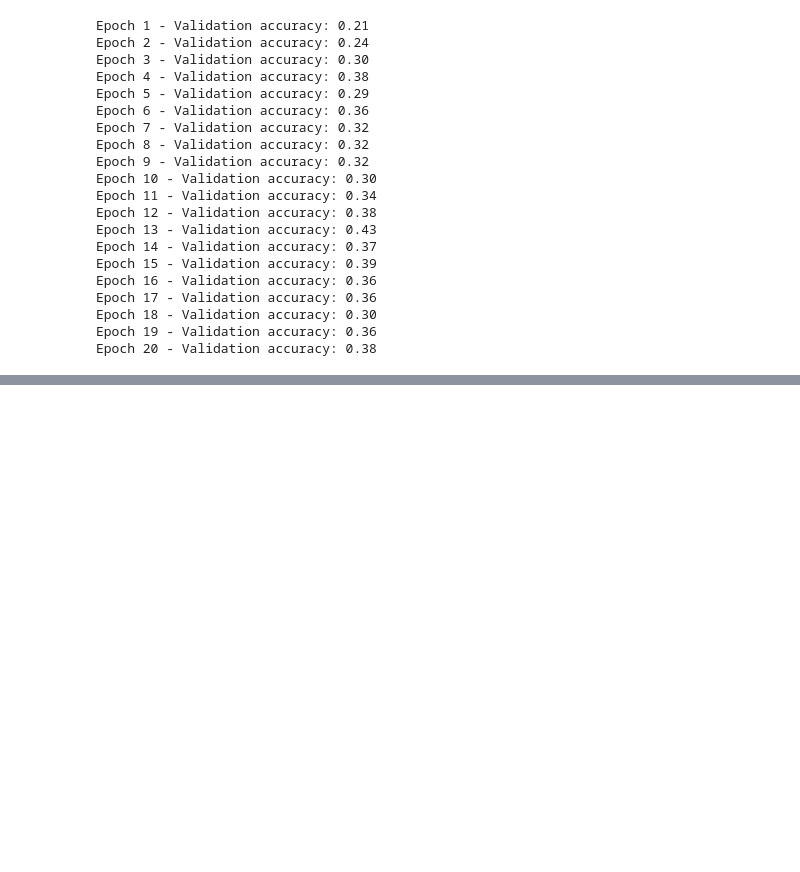
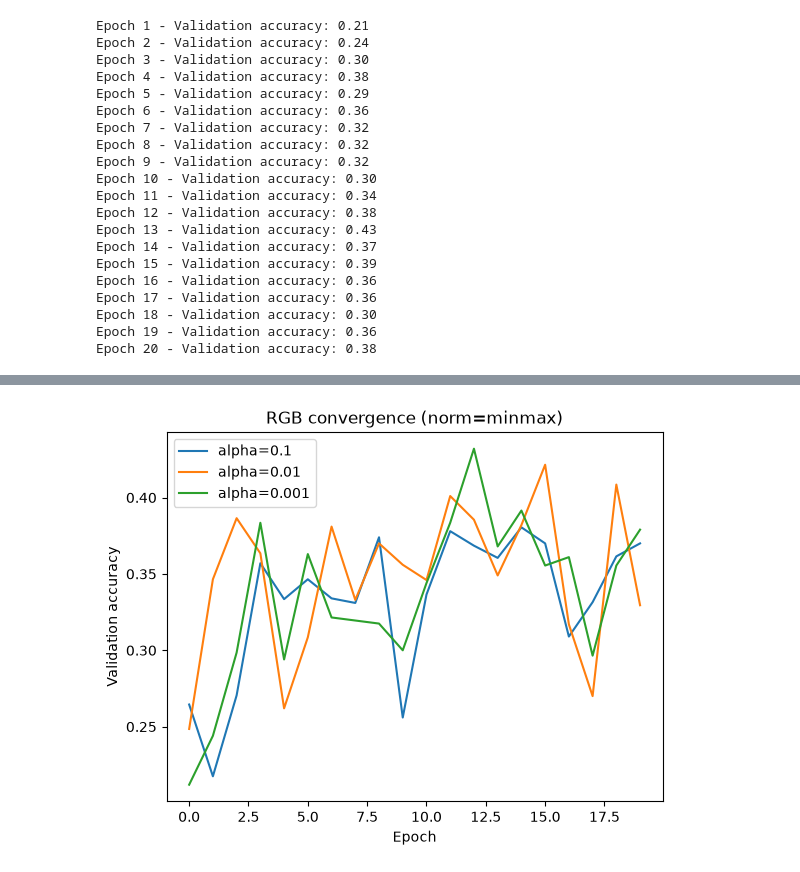
Before and after one commit to preciousadesida/simpsons-mnist, a Jupyter notebook: Assign1.ipynb, the cells around one changed output, grey strips where cells are left out. Drawn from its saved outputs; the diff is of its cells as text; code cells hidden in the pictures; blank space fills up the shorter version.

```diff
--- a/Assign1.ipynb
+++ b/Assign1.ipynb
@@ -465,0 +599,13 @@ Stopped early at epoch 7
+# %%
+best_method_rgb = "minmax" #(method that did best)
+
+for alpha in learning_rates:
+    plt.plot(histories_rgb[(alpha, best_method_rgb)], label=f"alpha={alpha}")
+
+plt.xlabel("Epoch")
+plt.ylabel("Validation accuracy")
+plt.title(f"RGB convergence (norm={best_method_rgb})")
+plt.legend()
+plt.show()
+# %% [output]
+[figure, added]
```
Also changed, not shown: parts of 8 cells of this notebook.
